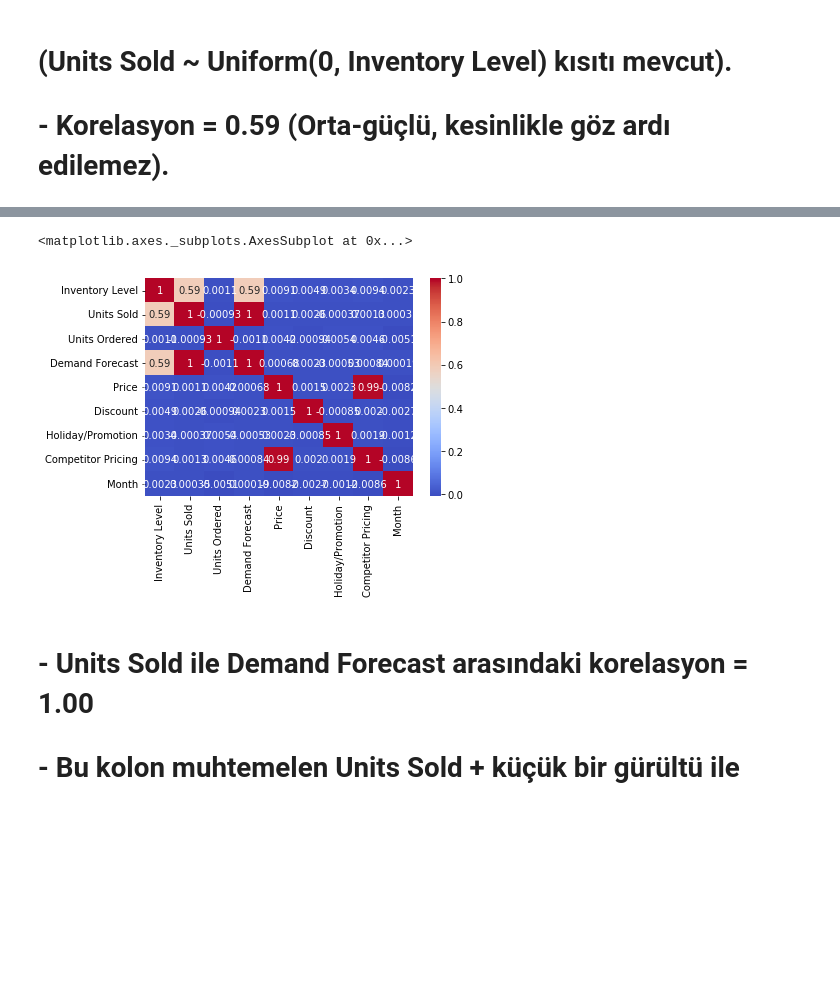
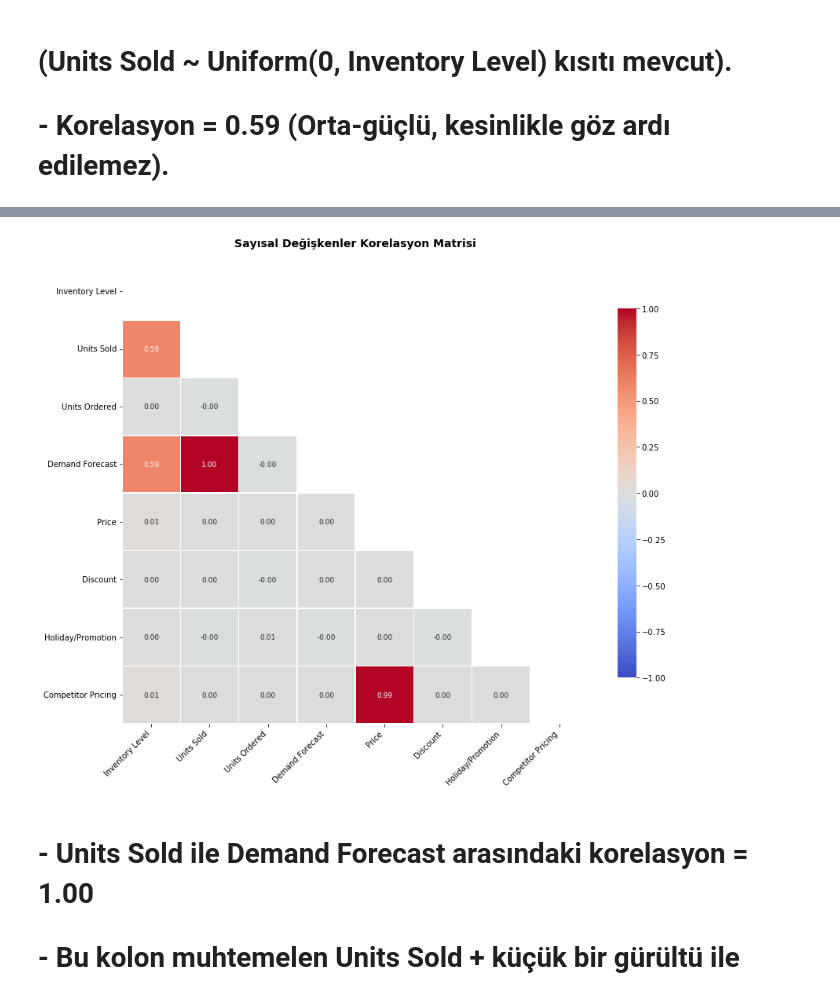
Before and after one commit to ece-gunay/SmartSupply-AI, a Jupyter notebook: notebooks/01_eda.ipynb, the cells around one changed output, grey strips where cells are left out. Saved outputs shown, nothing was run; the diff lists cells and outputs as text; code cells hidden in the pictures; blank space fills up the shorter version.

```diff
--- a/notebooks/01_eda.ipynb
+++ b/notebooks/01_eda.ipynb
@@ -488,9 +318,43 @@ Note: you may need to restart the kernel to use updated packages.
 # %%
-# Correlation matrix
-sns.heatmap(df.corr(), annot=True, cmap='coolwarm')
+import numpy as np
+import matplotlib.pyplot as plt
+import seaborn as sns
+
+# 1. Sadece sayısal sütunları seç (Pandas sürümünden bağımsız güvenli yöntem)
+numeric_df = df.select_dtypes(include=[np.number])
+
+# 2. Korelasyon matrisini hesapla
+corr = numeric_df.corr()
+
+# 3. Üst üçgeni gizlemek için maske oluştur (diyagonal dahil)
+mask = np.triu(np.ones_like(corr, dtype=bool))
+
+# 4. Grafik boyutunu ve stilini ayarlama
+plt.figure(figsize=(12, 10))
+
+# 5. Özelleştirilmiş Heatmap
+sns.heatmap(
+    corr,
+    mask=mask,                # Üst üçgeni gizler
+    annot=True,               # Değerleri yazar
+    fmt=".2f",                # Virgülden sonra 2 basamak
+    cmap="coolwarm",          # Renk paleti
+    vmin=-1, vmax=1,          # Skalayı -1 ile 1 arasında sabitler
+    center=0,                 # 0 noktasını nötr renk yapar
+    linewidths=0.5,           # Hücre aralarına ince çizgi
+    linecolor='white',
+    cbar_kws={"shrink": 0.8}, # Renk çubuğunu ölçeklendirir
+    annot_kws={"size": 9}     # Yazı boyutunu ayarlar
+)
+
+plt.title("Sayısal Değişkenler Korelasyon Matrisi", fontsize=14, fontweight='bold', pad=20)
+plt.xticks(rotation=45, ha='right', fontsize=10)
+plt.yticks(rotation=0, fontsize=10)
+
+plt.tight_layout()
+plt.show()
 # %% [output]
-<matplotlib.axes._subplots.AxesSubplot at 0x...>
-[figure, old version]
+[figure, new version]
 # %% [markdown]
 # - Units Sold ile Demand Forecast arasındaki korelasyon = 1.00
 # - Bu kolon muhtemelen Units Sold + küçük bir gürültü ile üretilmiş.
```
Also changed, not shown: parts of 19 cells of this notebook, 9 other files.
